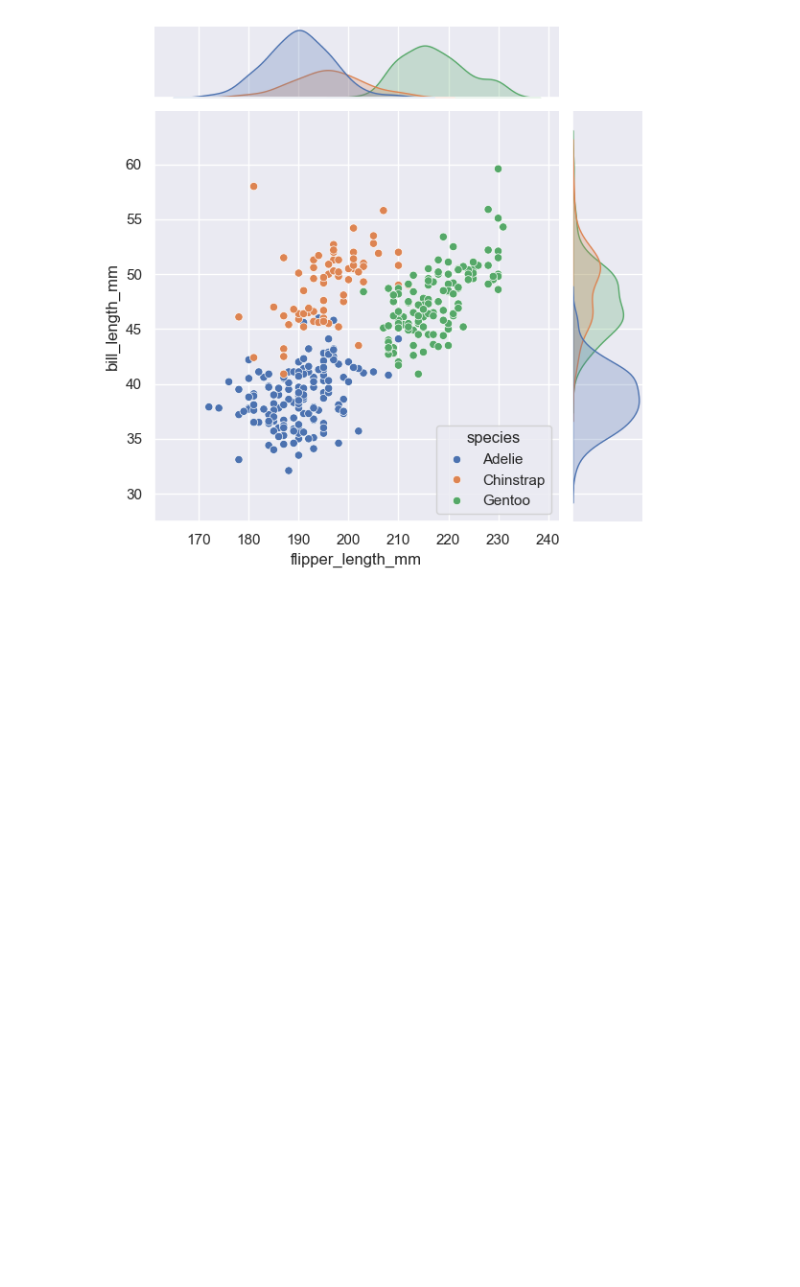
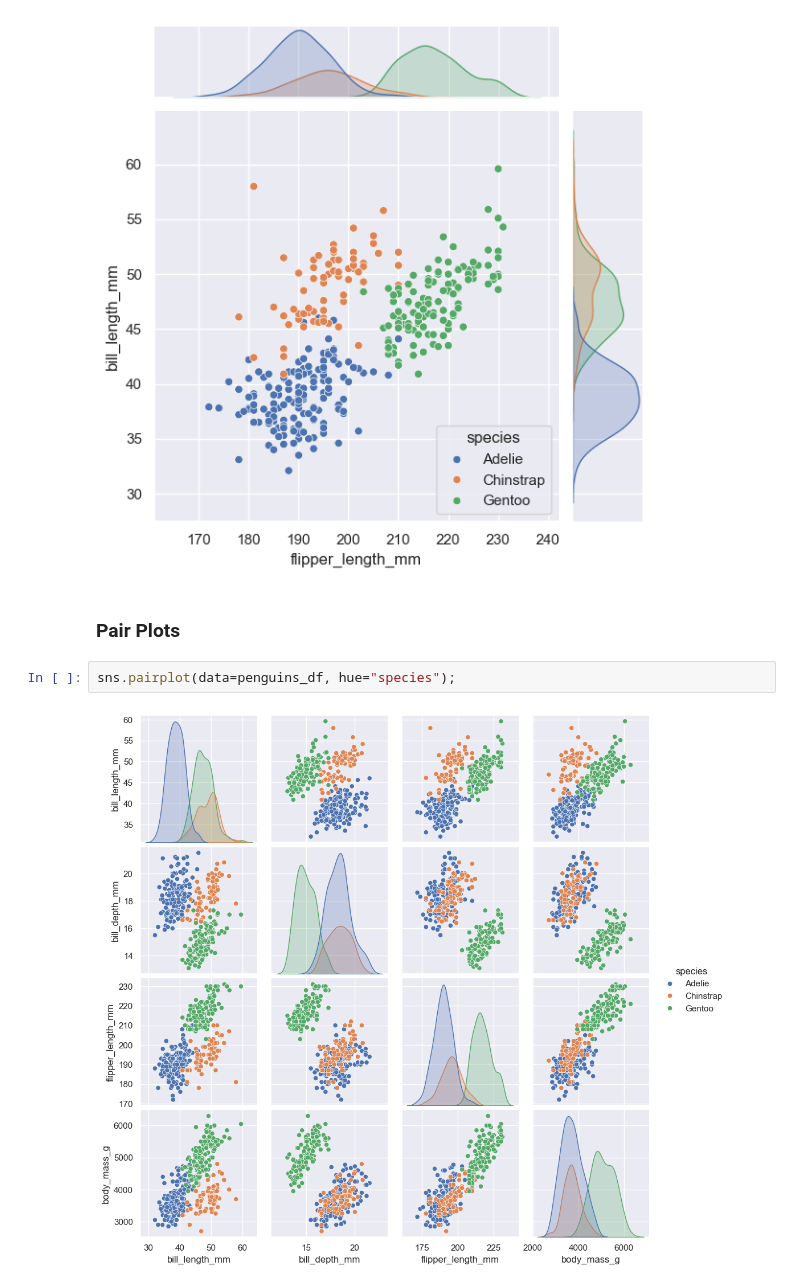
Before and after one commit to Kiettuannn/masterAI-Phase01, a Jupyter notebook: notebook/seaborn.ipynb, the cells around one changed output. Saved outputs shown, nothing was run; the diff lists cells and outputs as text; blank space fills up the shorter version.

Commit message:
pair plots

```diff
--- a/notebook/seaborn.ipynb
+++ b/notebook/seaborn.ipynb
@@ -167,3 +167,9 @@ sns.jointplot(data=penguins_df, x = 'flipper_length_mm', y ='bill_length_mm', hu
 # %% [output]
 <seaborn.axisgrid.JointGrid at 0x...>
 [figure]
+# %% [markdown]
+### Pair Plots
+# %%
+sns.pairplot(data=penguins_df, hue="species");
+# %% [output]
+[figure, added]
```
